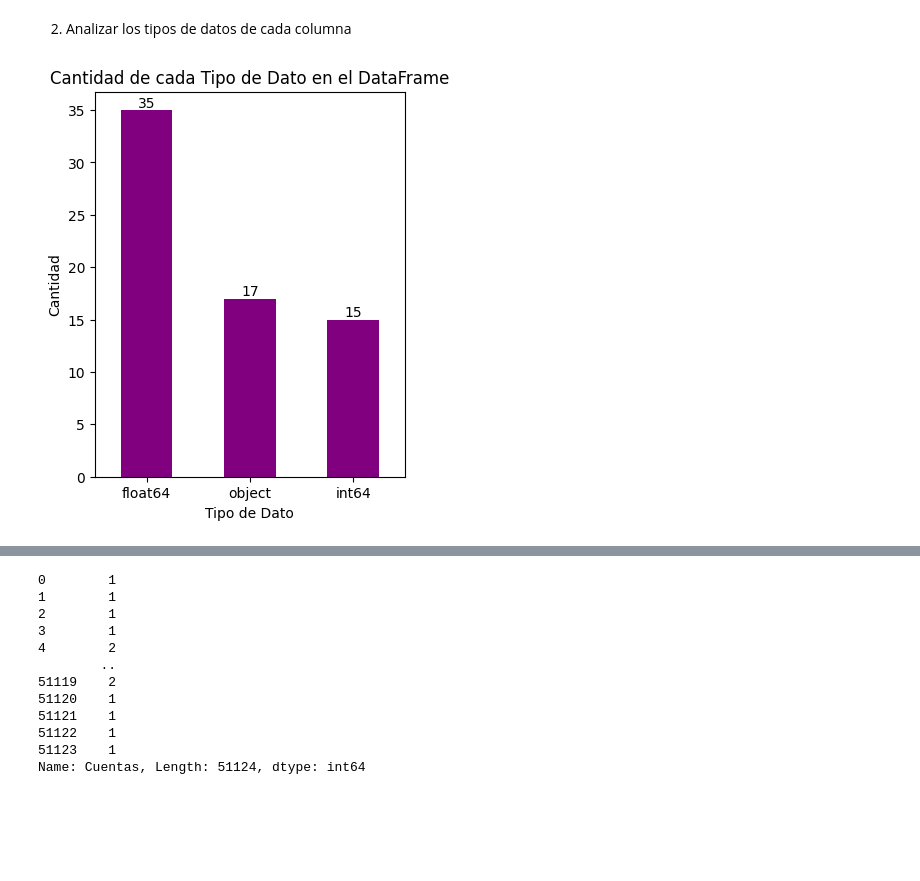
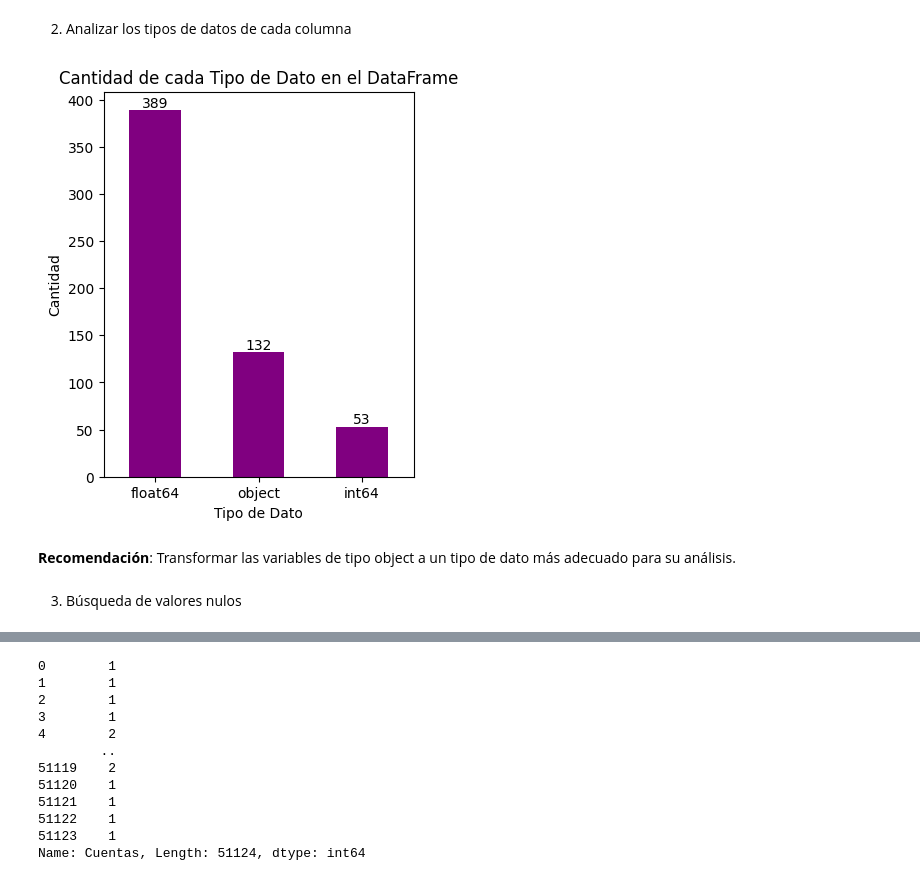
Before and after one commit to The-Shield-Team/SHIELD-ML-Monopoly, a Jupyter notebook: index.ipynb, the cells around one changed output, grey strips where cells are left out. Saved outputs shown, nothing was run; the diff lists cells and outputs as text; code cells hidden in the pictures; blank space fills up the shorter version.

```diff
--- a/index.ipynb
+++ b/index.ipynb
@@ -136,20 +135,22 @@ print(f"Última columna del dataset luego del acotamiento -> {df_business_unders
 # %% [markdown]
 2. Analizar los tipos de datos de cada columna
 # %%
-data_types_counts = df_business_understanding.dtypes.value_counts()
+data_types_counts = df.dtypes.value_counts()
 
 plt.figure(figsize=(4, 5))
 ax = data_types_counts.plot(kind='bar', rot=0, color='purple')
 
 for p in ax.patches:
     ax.annotate(str(p.get_height()), (p.get_x() + p.get_width() / 2., p.get_height()),
                 ha='center', va='center', xytext=(0, 5), textcoords='offset points')
 
 plt.xlabel('Tipo de Dato')
 plt.ylabel('Cantidad')
 plt.title('Cantidad de cada Tipo de Dato en el DataFrame')
 plt.show()
-
-#Recomendación: Transformar las variables de tipo object a un tipo de dato más adecuado para su análisis.
 # %% [output]
-[figure, old version]
+[figure, new version]
+# %% [markdown]
+**Recomendación**: Transformar las variables de tipo object a un tipo de dato más adecuado para su análisis.
+# %% [markdown]
+3. Búsqueda de valores nulos
```
Also changed, not shown: parts of 14 cells of this notebook.
